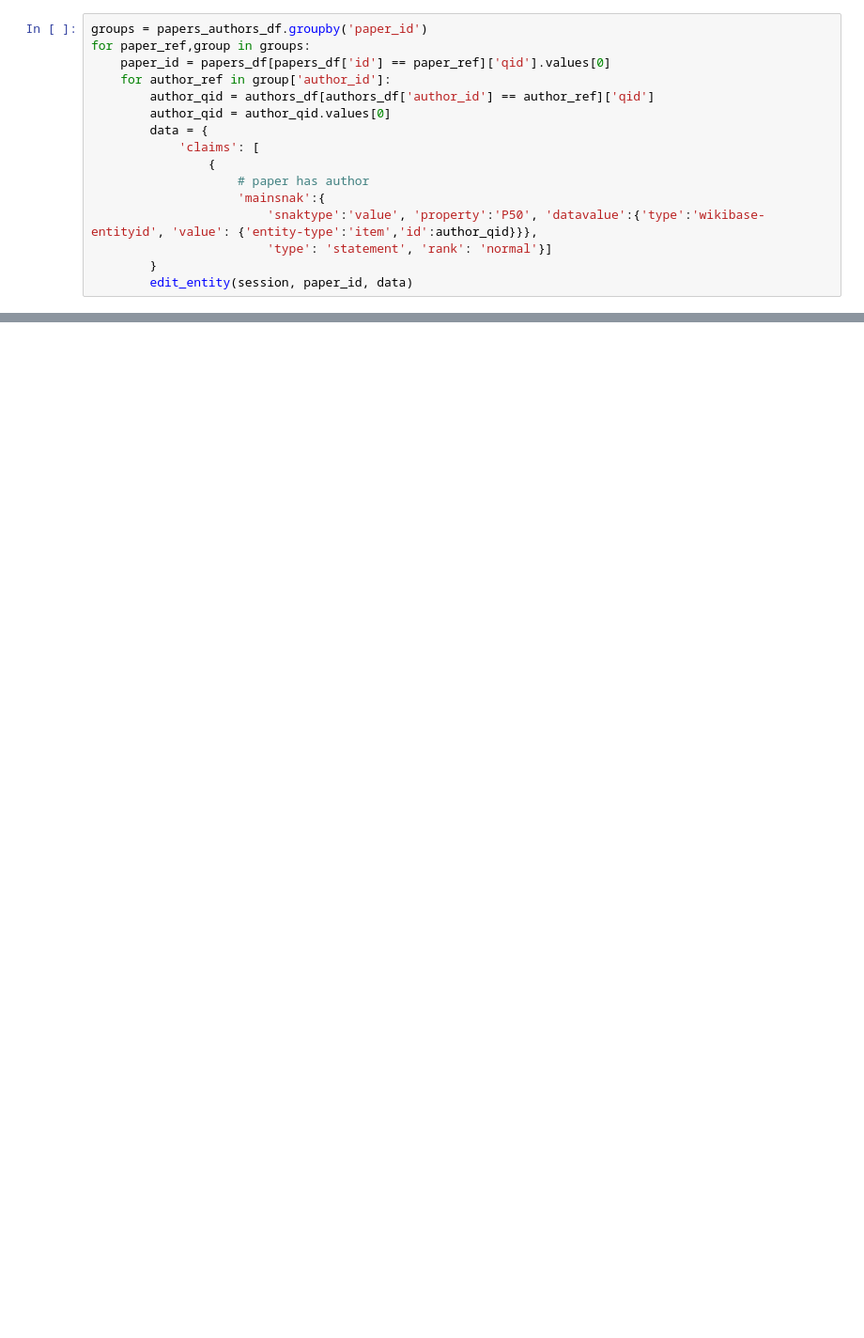
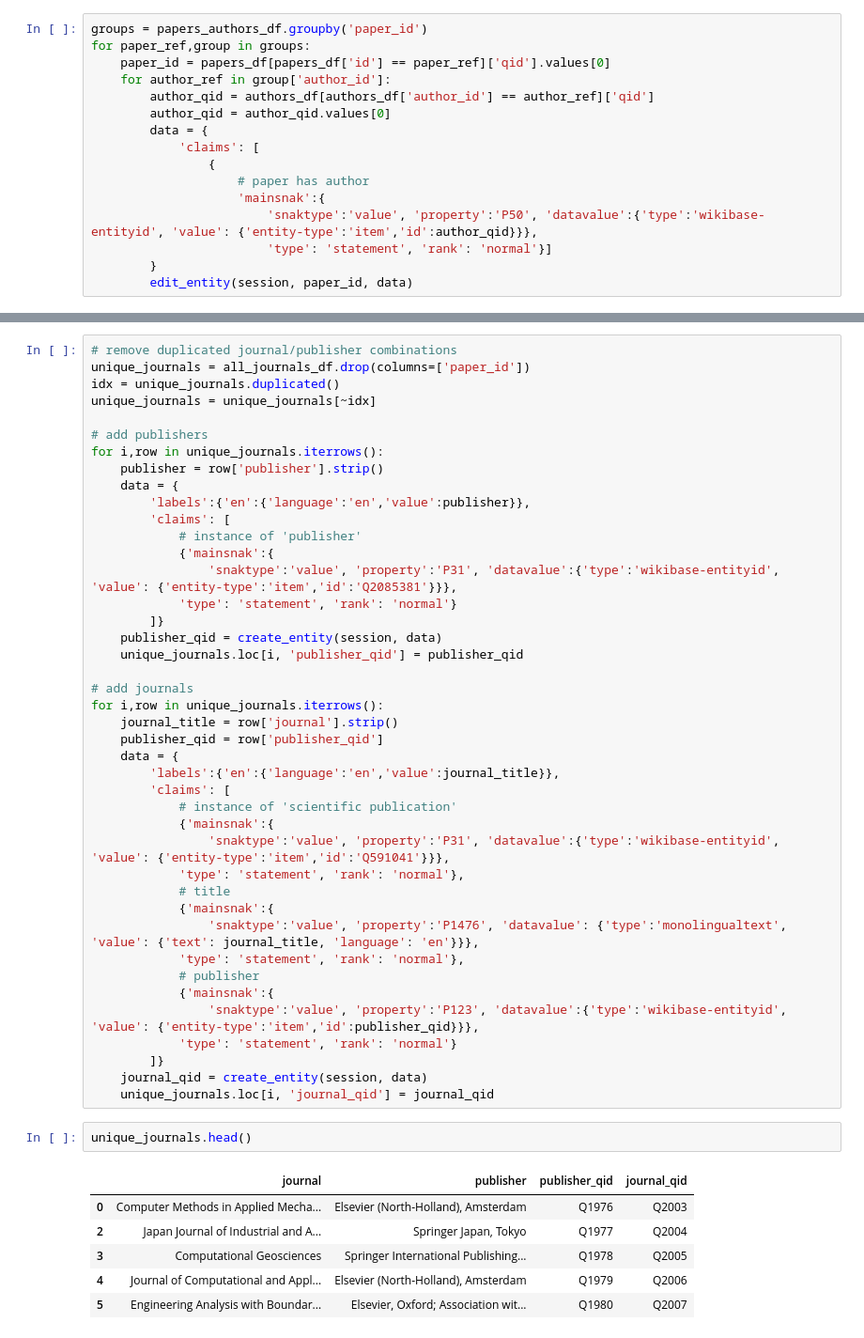
Before and after one commit to MaRDI4NFDI/portal-examples, a Jupyter notebook: Import from zbMath/WBAPI_populate_portal.ipynb, the cells around one changed output, grey strips where cells are left out. Shown at 94% size. Drawn from its saved outputs; the diff is of its cells as text; blank space fills up the shorter version.

Commit message:
Add journals and publishers

```diff
--- a/Import from zbMath/WBAPI_populate_portal.ipynb
+++ b/Import from zbMath/WBAPI_populate_portal.ipynb
@@ -398,0 +407,51 @@ authors_df.head()
+# %%
+# remove duplicated journal/publisher combinations
+unique_journals = all_journals_df.drop(columns=['paper_id'])
+idx = unique_journals.duplicated()
+unique_journals = unique_journals[~idx]
+
+# add publishers
+for i,row in unique_journals.iterrows():
+    publisher = row['publisher'].strip()
+    data = {
+        'labels':{'en':{'language':'en','value':publisher}},
+        'claims': [
+            # instance of 'publisher'
+            {'mainsnak':{
+                'snaktype':'value', 'property':'P31', 'datavalue':{'type':'wikibase-entityid', 'value': {'entity-type':'item','id':'Q2085381'}}},
+            'type': 'statement', 'rank': 'normal'}
+        ]}
+    publisher_qid = create_entity(session, data)
+    unique_journals.loc[i, 'publisher_qid'] = publisher_qid
+
+# add journals
+for i,row in unique_journals.iterrows():
+    journal_title = row['journal'].strip()
+    publisher_qid = row['publisher_qid']
+    data = {
+        'labels':{'en':{'language':'en','value':journal_title}},
+        'claims': [
+            # instance of 'scientific publication'
+            {'mainsnak':{
+                'snaktype':'value', 'property':'P31', 'datavalue':{'type':'wikibase-entityid', 'value': {'entity-type':'item','id':'Q591041'}}},
+            'type': 'statement', 'rank': 'normal'},
+            # title
+            {'mainsnak':{
+                'snaktype':'value', 'property':'P1476', 'datavalue': {'type':'monolingualtext', 'value': {'text': journal_title, 'language': 'en'}}},
+            'type': 'statement', 'rank': 'normal'},
+            # publisher
+            {'mainsnak':{
+                'snaktype':'value', 'property':'P123', 'datavalue':{'type':'wikibase-entityid', 'value': {'entity-type':'item','id':publisher_qid}}},
+            'type': 'statement', 'rank': 'normal'}
+        ]}
+    journal_qid = create_entity(session, data)
+    unique_journals.loc[i, 'journal_qid'] = journal_qid
+# %%
+unique_journals.head()
+# %% [output]
+|  | journal | publisher | publisher_qid | journal_qid |
+| 0 | Computer Methods in Applied Mecha... | Elsevier (North-Holland), Amsterdam | Q1976 | Q2003 |
+| 2 | Japan Journal of Industrial and A... | Springer Japan, Tokyo | Q1977 | Q2004 |
+| 3 | Computational Geosciences | Springer International Publishing... | Q1978 | Q2005 |
+| 4 | Journal of Computational and Appl... | Elsevier (North-Holland), Amsterdam | Q1979 | Q2006 |
+| 5 | Engineering Analysis with Boundar... | Elsevier, Oxford; Association wit... | Q1980 | Q2007 |
```
Also changed, not shown: parts of 14 cells of this notebook, 13 other files.
